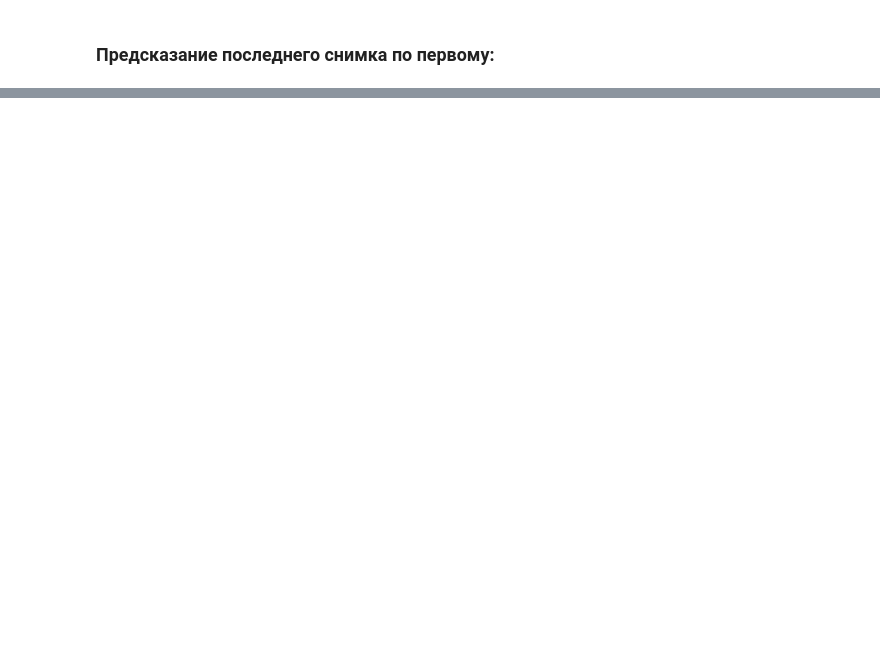
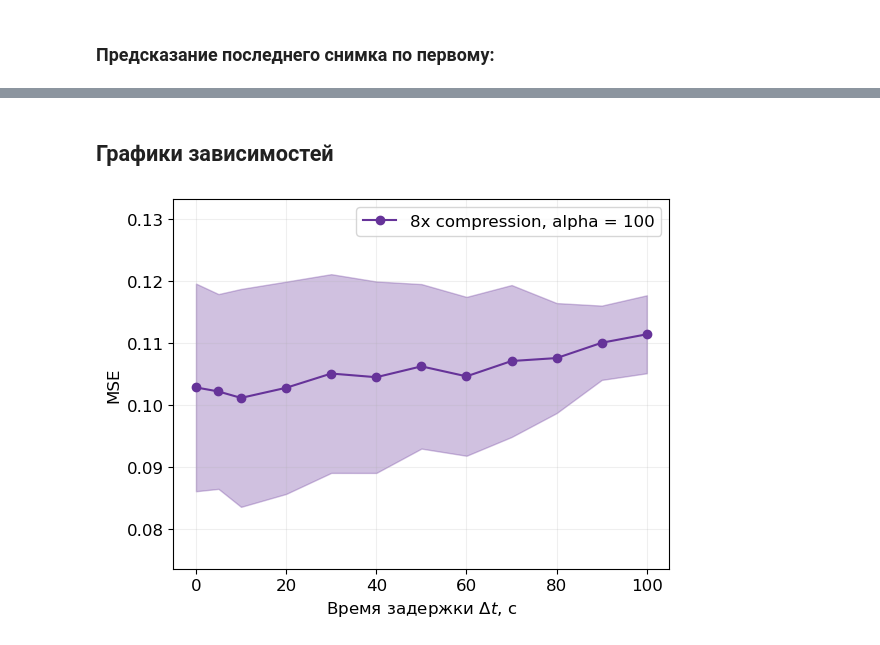
Before and after one commit to intsystems/2023-Project-112, a Jupyter notebook: code/main_experiment/main.ipynb, the cells around one changed output, grey strips where cells are left out. Cells and saved outputs as stored; diff of their text form; code cells hidden in the pictures; blank space fills up the shorter version.

```diff
--- a/code/main_experiment/main.ipynb
+++ b/code/main_experiment/main.ipynb
@@ -504,13 +469,10 @@ def sub_linear_delta_prediction(dt=5, alpha = 1, sub='04', compression=True, coe
 
     return output
 # %%
-def get_delta_model_result(dt=4, alpha = 1, sub='04', compression=True, coef=4, train_size=0.7):
-    output_name = f"output-{dt}-{sub}"
-
-    if compression:
-        output_name = output_name + f"-{coef}"
-    output_name = output_name + ".npy"
-
+def get_delta_model_result(dt=4, sub='04', coef=4, alpha=0):
+    output_name = f"output-{dt}-{sub}-{coef}"
+    if (alpha > 0):
+        output_name = output_name + f"-reg-{alpha}.npy"
     folder_path = os.path.join(os.path.dirname(os.path.dirname(os.getcwd())), "src", 'subs_delta', f"sub-{sub}")
     output_name = os.path.join(folder_path, output_name)
 
@@ -518,9 +480,10 @@ def get_delta_model_result(dt=4, alpha = 1, sub='04', compression=True, coef=4,
         os.makedirs(folder_path)
 
     if not os.path.exists(output_name):
-        output = sub_linear_delta_prediction(dt, alpha, sub, compression, coef, train_size)
+        output = sub_linear_delta_prediction(dt, sub, coef, alpha)
     else:
         output = np.load(output_name, allow_pickle=True)
+
     return output
 # %%
 %%time
@@ -577,0 +615,35 @@ DIFFERENCE
+# %% [markdown]
+## Графики зависимостей
+# %%
+t = [0, 5, 10, 20, 30, 40, 50, 60, 70, 80, 90, 100]
+#t = [0, 0.5, 1, 1.5, 2, 2.5, 3, 3.5, 4, 4.5, 5, 5.5, 6, 6.5, 7, 7.5, 8, 8.5, 9, 9.5, 10]
+mse_matrix = []
+
+for sub in subs_with_fmri[:3]:
+    mse = []
+
+    for dt in t:
+        output = get_delta_model_result(dt=dt, sub=sub, coef=8, alpha=100)
+        MSE_test = output[1]
+        mse.append(MSE_test)
+
+    mse_matrix.append(mse)
+
+mse_matrix = np.array(mse_matrix)
+mse_means = np.array([vector.mean() for vector in mse_matrix.T])
+mse_stds = np.array([vector.std() for vector in mse_matrix.T])
+
+plt.rcParams.update({'font.size': 12})
+plt.rc("font", family='sans-serif')
+
+plt.plot(t, mse_means, marker='o', color="rebeccapurple", label="8x compression, alpha = 100")
+plt.fill_between(t, mse_means - mse_stds, mse_means + mse_stds, color="rebeccapurple", alpha = 0.3)
+plt.xlabel("Время задержки $\Delta t$, с")
+plt.ylabel("MSE")
+plt.ylim(0.7 * abs(mse_means - mse_stds).max(), 1.1 * abs(mse_means + mse_stds).max())
+plt.legend()
+plt.grid(alpha=0.2)
+
+plt.savefig(os.path.join(figures, "subs_MSE_dt_100.pdf"), bbox_inches="tight")
+# %% [output]
+[figure, added]
```
Also changed, not shown: parts of 21 cells of this notebook, 20 other files.
